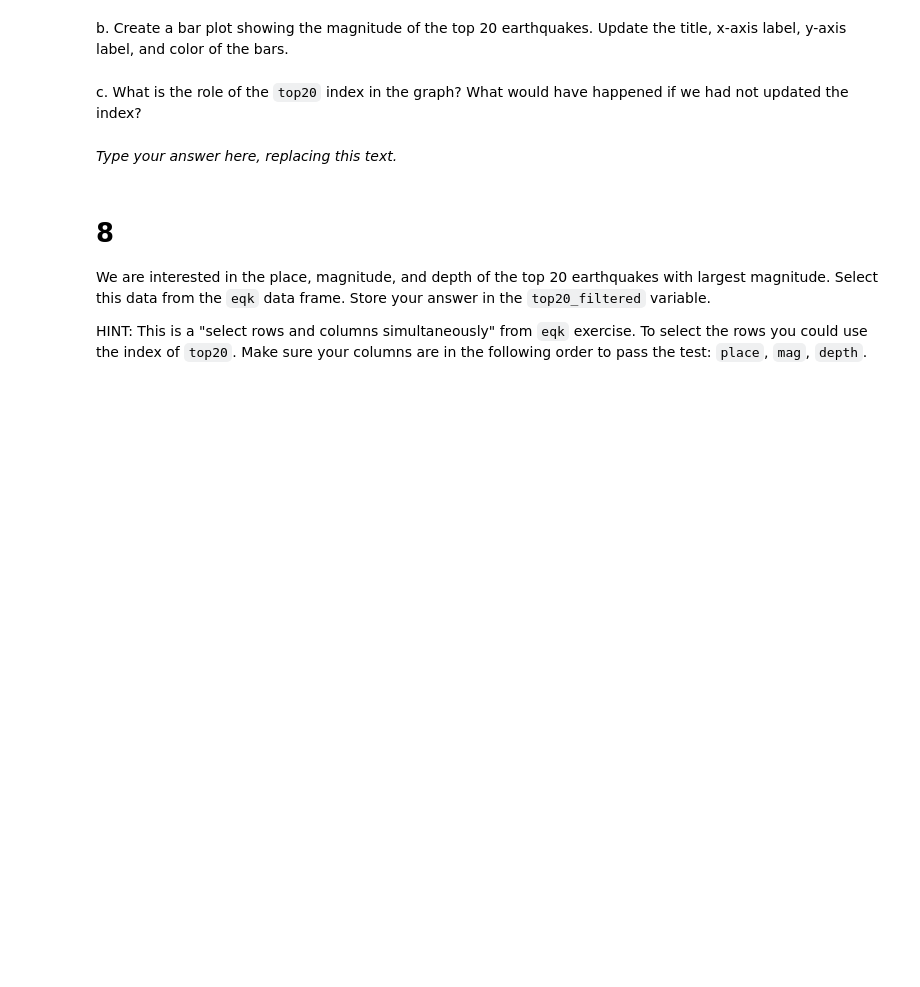
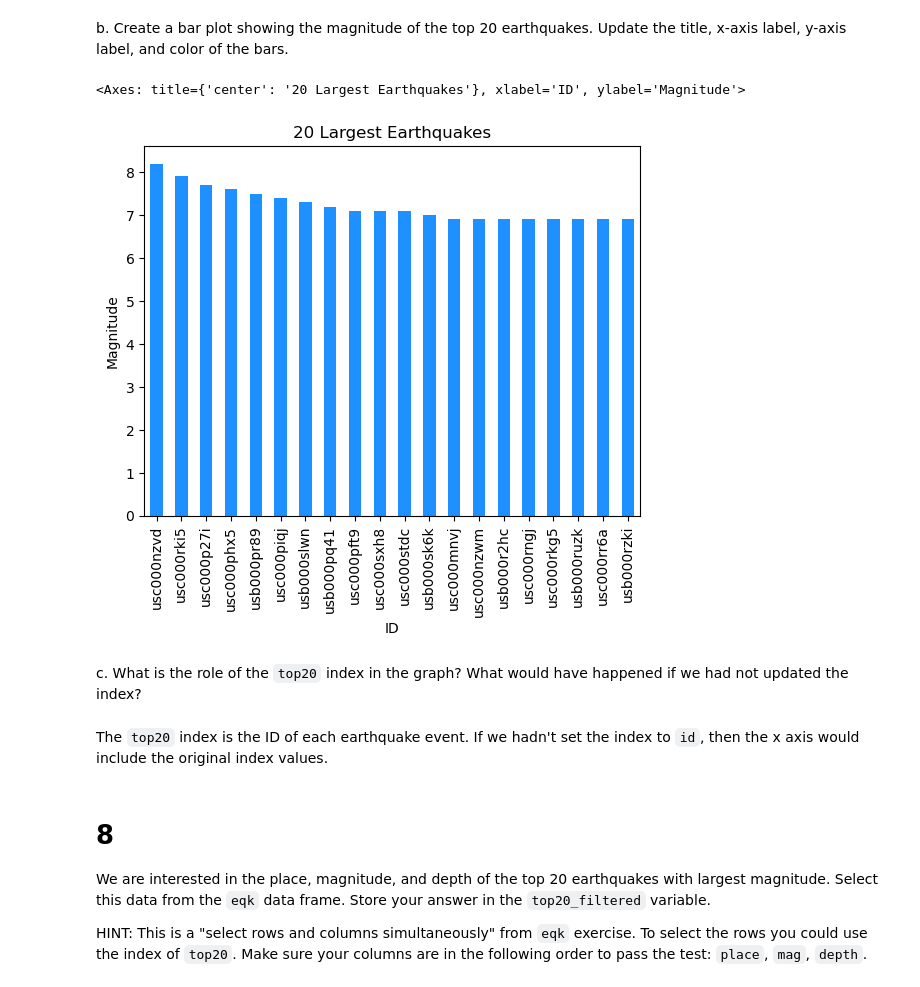
Before and after one commit to emaliap/eds220-hwk1, a Jupyter notebook: task3/hwk1-task3-earthquakes.ipynb, the cells around one changed output. Saved outputs shown, nothing was run; the diff lists cells and outputs as text; code cells hidden in the pictures; blank space fills up the shorter version.

```diff
--- a/task3/hwk1-task3-earthquakes.ipynb
+++ b/task3/hwk1-task3-earthquakes.ipynb
@@ -205,3 +205,6 @@ top20 = ...
+# %%
+# Select the largest 20 values from the magnitude column
+top20 = eqk['mag'].nlargest(20)
 # %%
 # View the dataframe
 top20
@@ -211,14 +234,25 @@ grader.check("q7_a")
 <!-- BEGIN QUESTION -->
 
 b. Create a bar plot showing the magnitude of the top 20 earthquakes. Update the title, x-axis label, y-axis label, and color of the bars.
+# %%
+# Plot histogram of 20 largest magnitude earthquakes
+top20.plot(kind='bar',
+            title='20 Largest Earthquakes',
+            xlabel='ID',
+            ylabel='Magnitude',
+            color='dodgerblue'
+            )
+# %% [output]
+<Axes: title={'center': '20 Largest Earthquakes'}, xlabel='ID', ylabel='Magnitude'>
+[figure, added]
 # %% [markdown]
 <!-- END QUESTION -->
 
 <!-- BEGIN QUESTION -->
 
 c. What is the role of the `top20` index in the graph? What would have happened if we had not updated the index?
-# %% [markdown]
-_Type your answer here, replacing this text._
+# %% [markdown]
+The `top20` index is the ID of each earthquake event. If we hadn't set the index to `id`, then the x axis would include the original index values.
 # %% [markdown]
 <!-- END QUESTION -->
 
```
Also changed, not shown: parts of 10 cells of this notebook.
